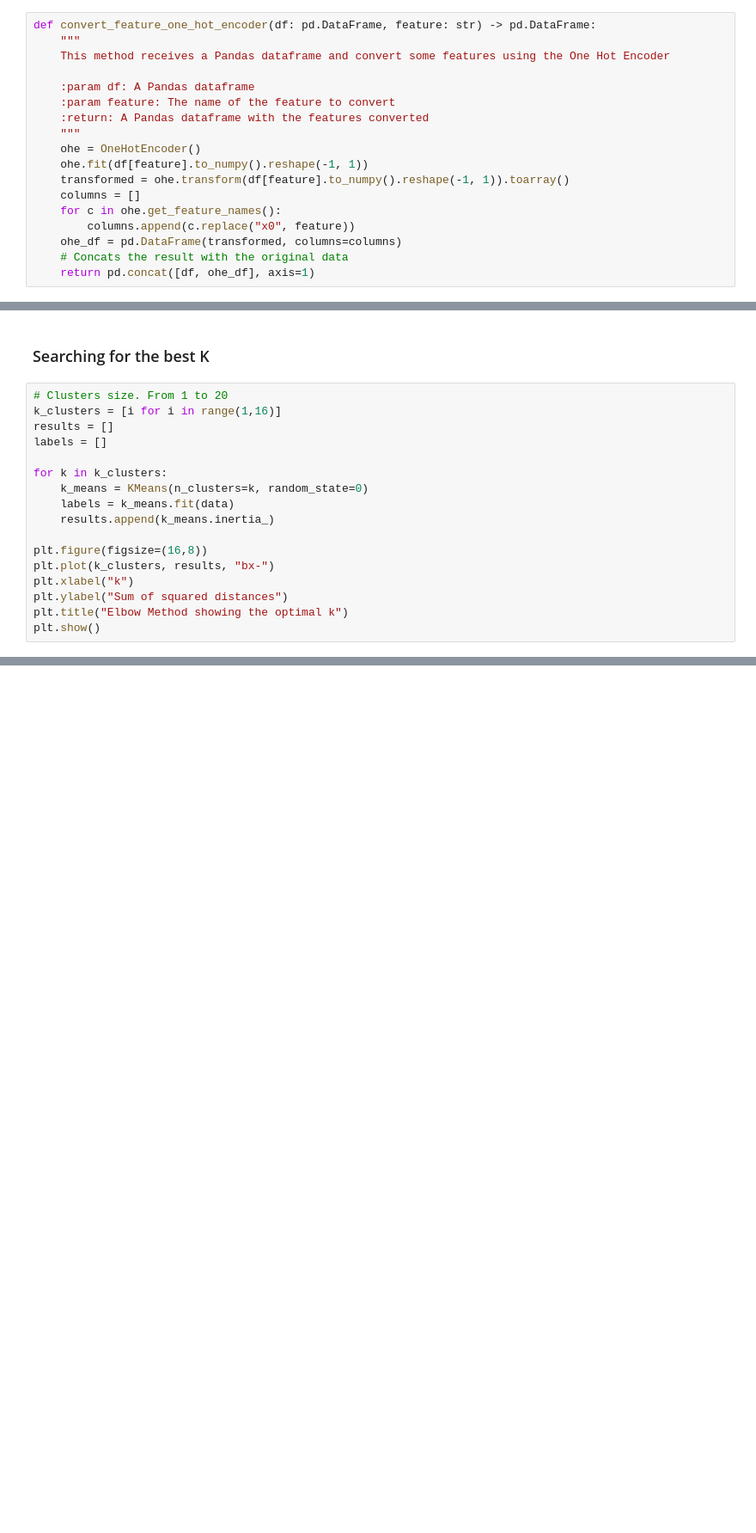
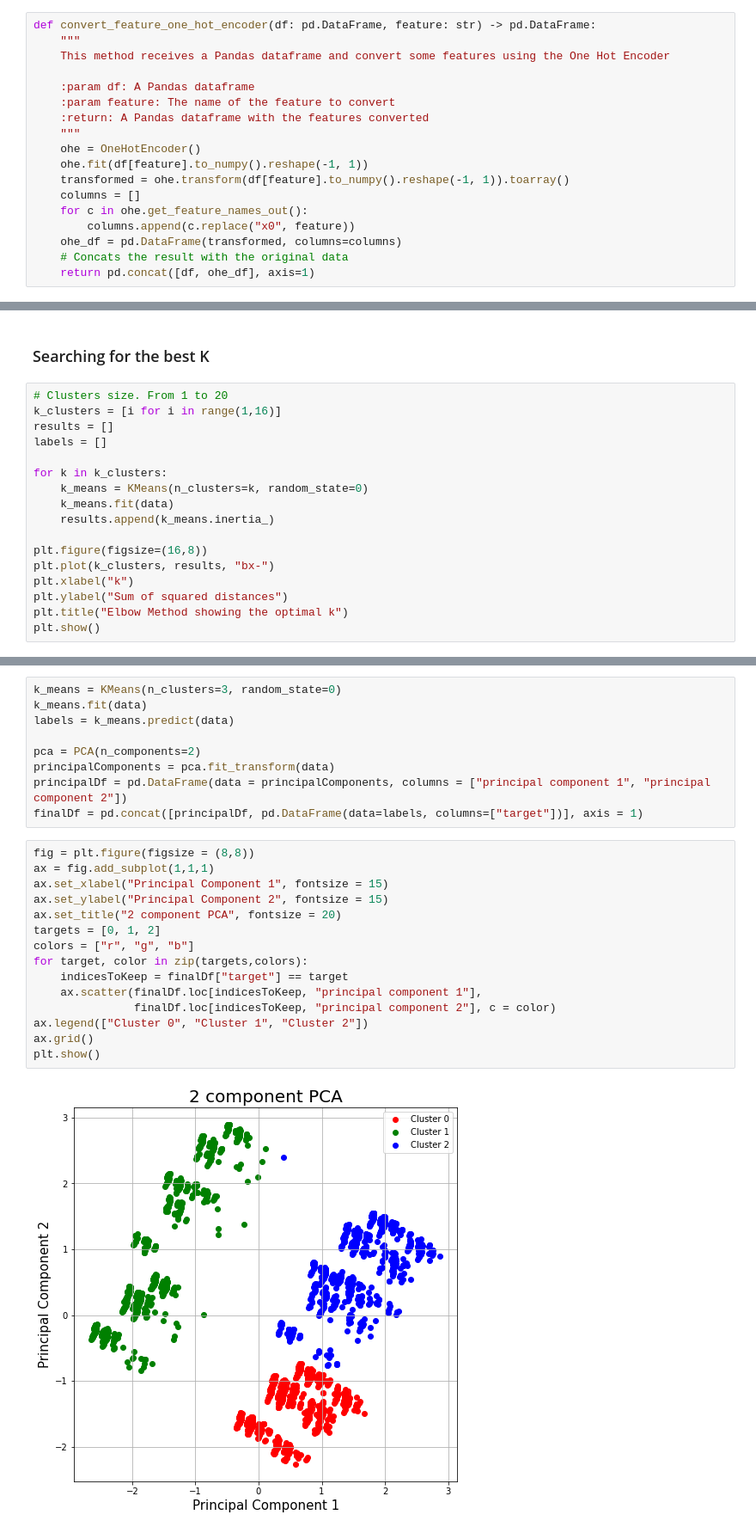
Before and after one commit to julianealves/ML-class, a Jupyter notebook: T2/KMeans.ipynb, the cells around one changed output, grey strips where cells are left out. Shown at 86% size. Saved outputs shown, nothing was run; the diff lists cells and outputs as text; blank space fills up the shorter version.

Commit message:
Added clusters visualizations

```diff
--- a/T2/KMeans.ipynb
+++ b/T2/KMeans.ipynb
@@ -18,7 +19,7 @@ def convert_feature_one_hot_encoder(df: pd.DataFrame, feature: str) -> pd.DataFr
     ohe.fit(df[feature].to_numpy().reshape(-1, 1))
     transformed = ohe.transform(df[feature].to_numpy().reshape(-1, 1)).toarray()
     columns = []
-    for c in ohe.get_feature_names():
+    for c in ohe.get_feature_names_out():
         columns.append(c.replace("x0", feature))
     ohe_df = pd.DataFrame(transformed, columns=columns)
     # Concats the result with the original data
@@ -67,7 +68,7 @@ labels = []
 
 for k in k_clusters:
     k_means = KMeans(n_clusters=k, random_state=0)
-    labels = k_means.fit(data)
+    k_means.fit(data)
     results.append(k_means.inertia_)
 
 plt.figure(figsize=(16,8))
@@ -102,0 +88,26 @@ for i in range(3, 6):
+# %%
+k_means = KMeans(n_clusters=3, random_state=0)
+k_means.fit(data)
+labels = k_means.predict(data)
+
+pca = PCA(n_components=2)
+principalComponents = pca.fit_transform(data)
+principalDf = pd.DataFrame(data = principalComponents, columns = ["principal component 1", "principal component 2"])
+finalDf = pd.concat([principalDf, pd.DataFrame(data=labels, columns=["target"])], axis = 1)
+# %%
+fig = plt.figure(figsize = (8,8))
+ax = fig.add_subplot(1,1,1)
+ax.set_xlabel("Principal Component 1", fontsize = 15)
+ax.set_ylabel("Principal Component 2", fontsize = 15)
+ax.set_title("2 component PCA", fontsize = 20)
+targets = [0, 1, 2]
+colors = ["r", "g", "b"]
+for target, color in zip(targets,colors):
+    indicesToKeep = finalDf["target"] == target
+    ax.scatter(finalDf.loc[indicesToKeep, "principal component 1"],
+               finalDf.loc[indicesToKeep, "principal component 2"], c = color)
+ax.legend(["Cluster 0", "Cluster 1", "Cluster 2"])
+ax.grid()
+plt.show()
+# %% [output]
+[figure, added]
```
Also changed, not shown: parts of 10 cells of this notebook.
